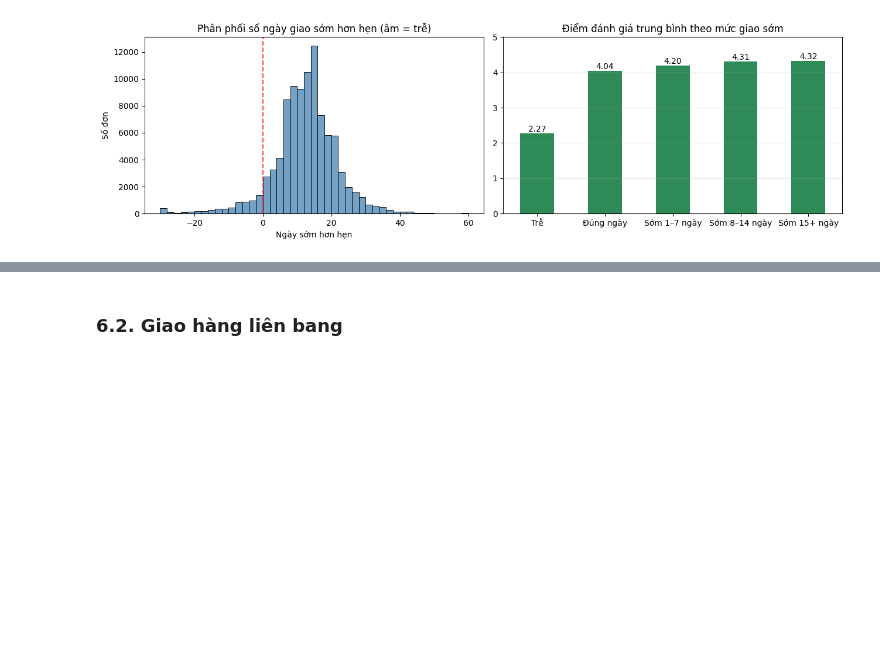
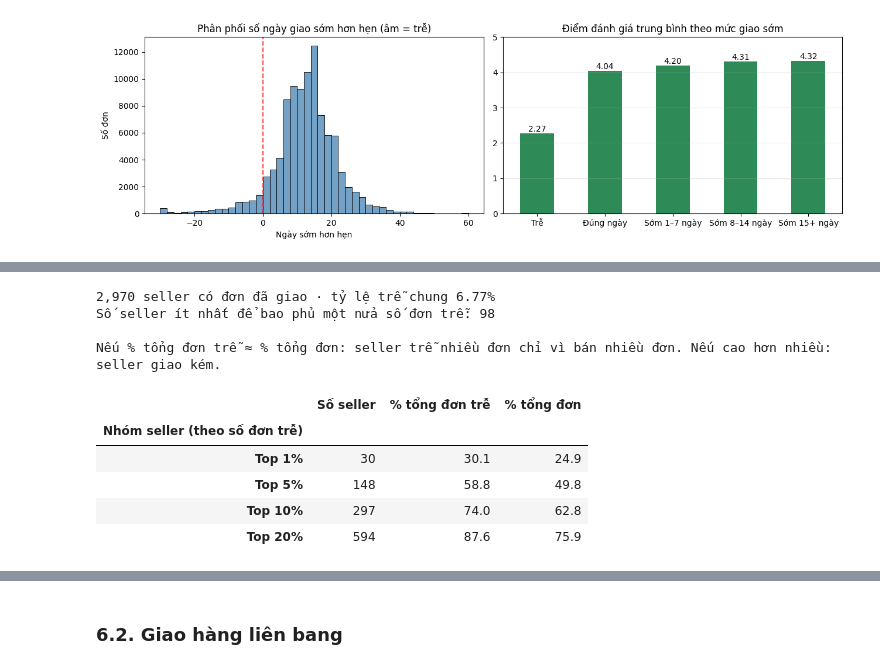
Before and after one commit to nhaduy-data/customer-lifecycle-analytics, a Jupyter notebook: notebooks/03_experience_operations_repeat.ipynb, the cells around one changed output, grey strips where cells are left out. Cells and saved outputs as stored; diff of their text form; code cells hidden in the pictures; blank space fills up the shorter version.

```diff
--- a/notebooks/03_experience_operations_repeat.ipynb
+++ b/notebooks/03_experience_operations_repeat.ipynb
@@ -506 +457,51 @@ Seller có từ 100 đơn: 210 · tỷ lệ trễ cao nhất 19.0% · từ 15% t
+# %%
+seller_orders = (items[['order_id', 'seller_id']].drop_duplicates()
+                 .merge(orders[['order_id', 'is_late', 'order_review_score', 'order_delivery_day',
+                                'total_payment_value']], on='order_id'))
+
+seller_perf = seller_orders.groupby('seller_id').agg(
+    so_don       = ('order_id', 'size'),
+    so_don_tre   = ('is_late', 'sum'),
+    ty_le_tre    = ('is_late', 'mean'),
+    diem_tb      = ('order_review_score', 'mean'),
+    ngay_giao_tb = ('order_delivery_day', 'mean'),
+    doanh_thu    = ('total_payment_value', 'sum'),
+).sort_values('so_don_tre', ascending=False)
+seller_perf['ty_le_tre'] = seller_perf['ty_le_tre'] * 100
+
+n_sellers  = len(seller_perf)
+tong_tre   = seller_perf['so_don_tre'].sum()
+tong_don   = seller_perf['so_don'].sum()
+ty_le_chung = orders['is_late'].mean() * 100
+
+# Xếp seller theo số đơn trễ giảm dần; tích luỹ % đơn trễ và % tổng đơn
+seller_perf['pct_don_tre_tich_luy'] = seller_perf['so_don_tre'].cumsum() / tong_tre * 100
+seller_perf['pct_don_tich_luy']     = seller_perf['so_don'].cumsum()     / tong_don * 100
+
+# Mức tập trung: nhóm top X% seller chiếm bao nhiêu % đơn trễ, và bao nhiêu % tổng đơn
+rows = []
+for pct in [1, 5, 10, 20]:
+    k = int(round(n_sellers * pct / 100))
+    rows.append({'Nhóm seller (theo số đơn trễ)': f'Top {pct}%',
+                 'Số seller': k,
+                 '% tổng đơn trễ': round(seller_perf['pct_don_tre_tich_luy'].iloc[k-1], 1),
+                 '% tổng đơn':     round(seller_perf['pct_don_tich_luy'].iloc[k-1], 1)})
+concentration = pd.DataFrame(rows).set_index('Nhóm seller (theo số đơn trễ)')
+
+print(f"{n_sellers:,} seller có đơn đã giao · tỷ lệ trễ chung {ty_le_chung:.2f}%")
+print(f"Số seller ít nhất để bao phủ một nửa số đơn trễ: "
+      f"{(seller_perf['pct_don_tre_tich_luy'] < 50).sum() + 1}\n")
+print("Nếu % tổng đơn trễ ≈ % tổng đơn: seller trễ nhiều đơn chỉ vì bán nhiều đơn. Nếu cao hơn nhiều: seller giao kém.")
+concentration
+# %% [output]
+2,970 seller có đơn đã giao · tỷ lệ trễ chung 6.77%
+Số seller ít nhất để bao phủ một nửa số đơn trễ: 98
+
+Nếu % tổng đơn trễ ≈ % tổng đơn: seller trễ nhiều đơn chỉ vì bán nhiều đơn. Nếu cao hơn nhiều: seller giao kém.
+|  | Số seller | % tổng đơn trễ | % tổng đơn |
+| Nhóm seller (theo số đơn trễ) |  |  |  |
+| Top 1% | 30 | 30.1 | 24.9 |
+| Top 5% | 148 | 58.8 | 49.8 |
+| Top 10% | 297 | 74.0 | 62.8 |
+| Top 20% | 594 | 87.6 | 75.9 |
 # %%
```
Also changed, not shown: parts of 17 cells of this notebook, 3 other files.
